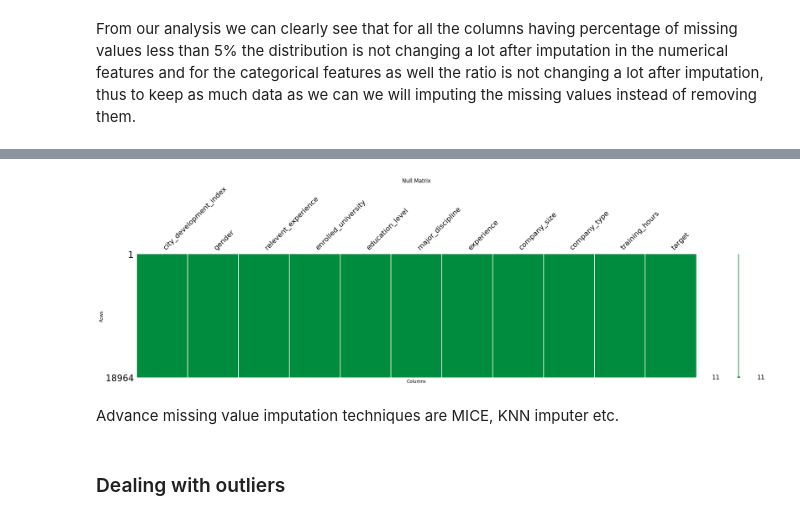
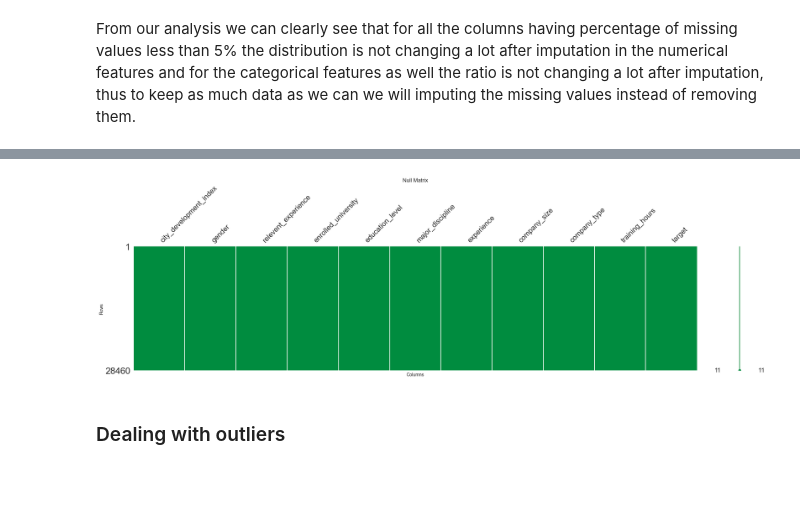
Before and after one commit to yuvraaj2002/Old_projects, a Jupyter notebook: DS job prediction/Main_Code_DS.ipynb, the cells around one changed output, grey strips where cells are left out. Drawn from its saved outputs; the diff is of its cells as text; code cells hidden in the pictures; blank space fills up the shorter version.

Commit message:
Implemented KNN imputer

```diff
--- a/DS job prediction/Main_Code_DS.ipynb
+++ b/DS job prediction/Main_Code_DS.ipynb
@@ -288,15 +289,10 @@ compare_edu_level
 From our analysis we can clearly see that for all the columns having percentage of missing values less than 5% the distribution is not changing a lot after imputation in the numerical features and for the categorical features as well the ratio is not changing a lot after imputation, thus to keep as much data as we can we will imputing the missing values instead of removing them.
 # %%
 # Mean value imputation in original dataframe
-df['city_development_index'].fillna(df['city_development_index'].mean(),inplace=True)
-df['experience'].fillna(df['city_development_index'].mean(),inplace=True)
-df['training_hours'].fillna(df['city_development_index'].mean(),inplace=True)
+New_df['city_development_index'].fillna(New_df['city_development_index'].mean(),inplace=True)
+New_df['experience'].fillna(New_df['city_development_index'].mean(),inplace=True)
+New_df['training_hours'].fillna(New_df['city_development_index'].mean(),inplace=True)
 
 # Mode value imputation in original dataframe
-df['enrolled_university'].fillna(temp_df['enrolled_university'].mode().values[0],inplace=True)
-df['education_level'].fillna(temp_df['education_level'].mode().values[0],inplace=True)
+New_df['enrolled_university'].fillna(New_df['enrolled_university'].mode().values[0],inplace=True)
+New_df['education_level'].fillna(New_df['education_level'].mode().values[0],inplace=True)
-# %%
-# Let's get features having percantage of missing values more than 5%
-More_5PER = [cols for cols in temp_df.columns if temp_df[cols].isnull().mean()*100 >5]
-for cols in More_5PER:
-    df[cols] = df[cols].fillna(df[cols].mode()[0])
@@ -309,15 +314,32 @@ More_5PER
+# %%
+# Mapping the categorical values to target encodings
+map_gender = {'Male': 0.377297, 'Female': 0.376731, 'Other': 0.291667}
+map_md = {'STEM': 0.399393, 'Business Degree': 0.268908, 'Arts': 0.278761, 'Humanities': 0.325893, 'No Major': 0.231250, 'Other': 0.342105}
+map_ct = {'Pvt Ltd': 0.387886, 'Funded Startup': 0.310976, 'Early Stage Startup': 0.426535, 'Other': 0.447653, 'Public Sector': 0.390805, 'NGO': 0.455357}
+map_cs = {'50-99':3, '<10':1, '10000+':8, '5000-9999':7, '1000-4999':6, '10/49':2,'100-500':4, '500-999':5}
+
+New_df['gender'] = New_df['gender'].map(map_gender)
+New_df['major_discipline'] = New_df['major_discipline'].map(map_md)
+New_df['company_type'] = New_df['company_type'].map(map_ct)
+New_df['company_size'] = New_df['company_size'].map(map_cs)
+
+# Scaling company size ordinal encodings
+scale = MinMaxScaler()
+New_df['company_size'] = scale.fit_transform(New_df['company_size'].values.reshape(-1, 1))
+# %%
+# Creating an objec of KNN imputer
+imputer = KNNImputer(n_neighbors=5,metric='nan_euclidean')
+New_df[More_5PER] = imputer.fit_transform(New_df[More_5PER])
 # %%
 # Plot the null matrix to visualize if there are null values left
-msno.matrix(df,figsize=(25, 5),color=(0, 0.55, 0.25))
+msno.matrix(New_df,figsize=(25, 5),color=(0, 0.55, 0.25))
 
 # Set plot labels and title
 plt.xlabel('Columns')
 plt.ylabel('Rows')
 plt.title('Null Matrix')
 
 # Show the plot
 plt.show()
 # %% [output]
-[figure, old version]
+[figure, new version]
-# %% [markdown]
-Advance missing value imputation techniques are MICE, KNN imputer etc.
```
Also changed, not shown: parts of 14 cells of this notebook, 1 other file.
